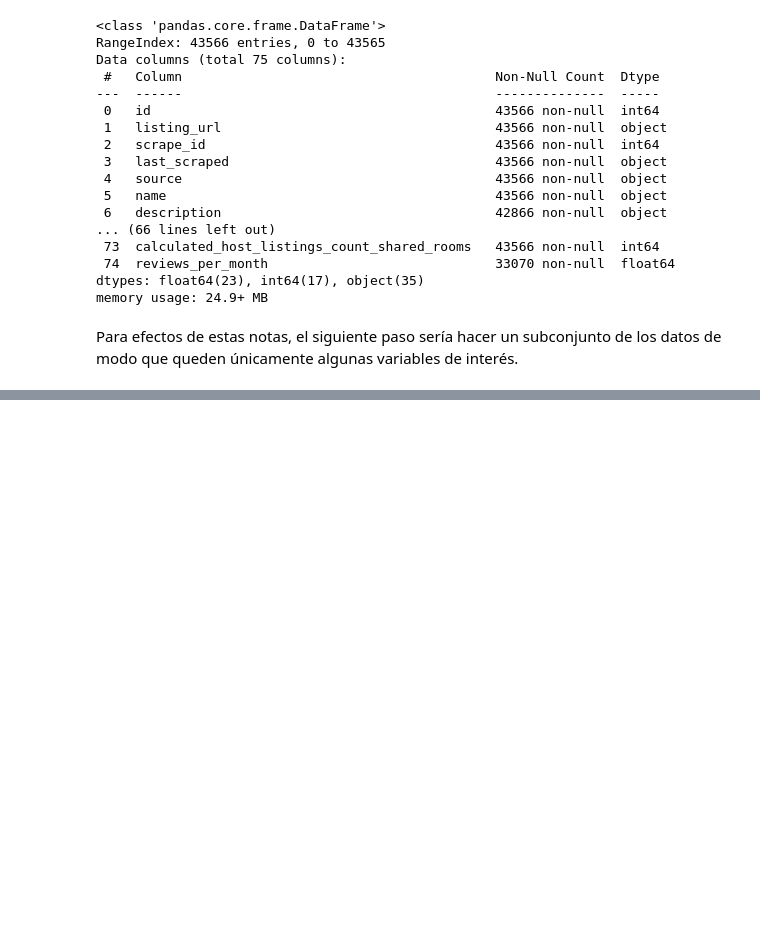
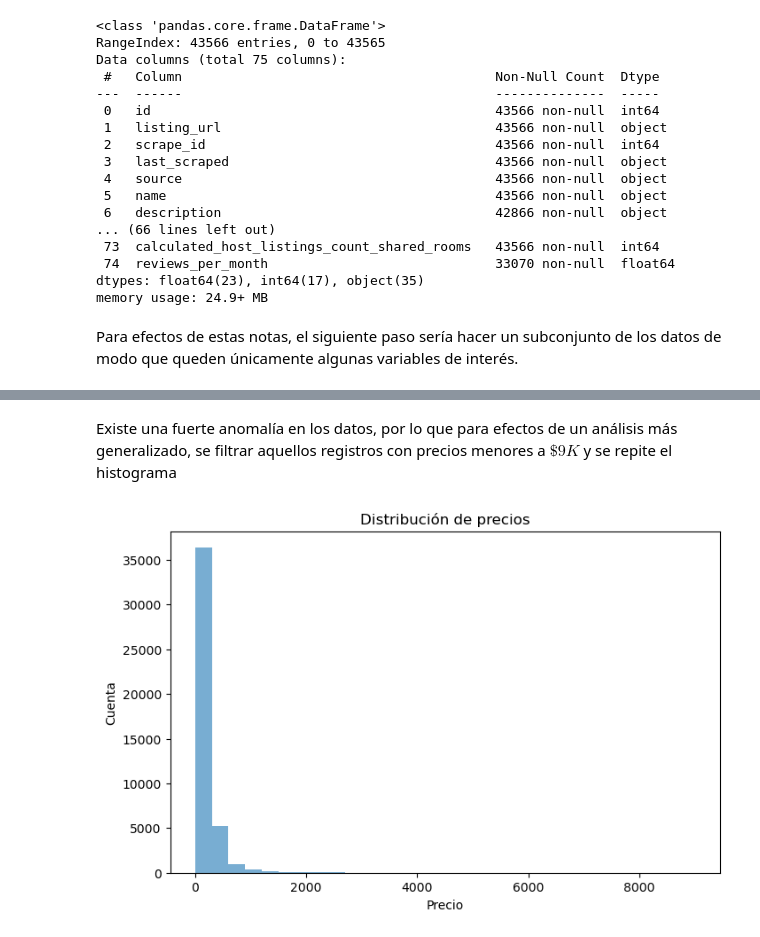
Before and after one commit to CAMM961001/geospatial_data_science, a Jupyter notebook: Chapter05/data_visualization.ipynb, the cells around one changed output, grey strips where cells are left out. Cells and saved outputs as stored; diff of their text form; code cells hidden in the pictures; blank space fills up the shorter version.

```diff
--- a/Chapter05/data_visualization.ipynb
+++ b/Chapter05/data_visualization.ipynb
@@ -108,0 +169,25 @@ plt.show()
+# %% [markdown]
+Existe una fuerte anomalía en los datos, por lo que para efectos de un análisis más generalizado, se filtrar aquellos registros con precios menores a $\$9K$ y se repite el histograma
+# %%
+# Filtrado de datos
+listings_sub = listings_sub.query("price <= 9_000")
+
+# Especificaciones de figura
+fig, ax = plt.subplots(figsize=(8,5))
+
+# Elementos de visualización
+ax.hist(
+    x=listings_sub.price
+    ,bins=30
+    ,density=False
+    ,alpha=0.6)
+
+# Anotaciones y estilo
+ax.set(
+    title='Distribución de precios'
+    ,xlabel='Precio'
+    ,ylabel='Cuenta')
+
+plt.show()
+# %% [output]
+[figure, added]
```
Also changed, not shown: parts of 15 cells of this notebook.
